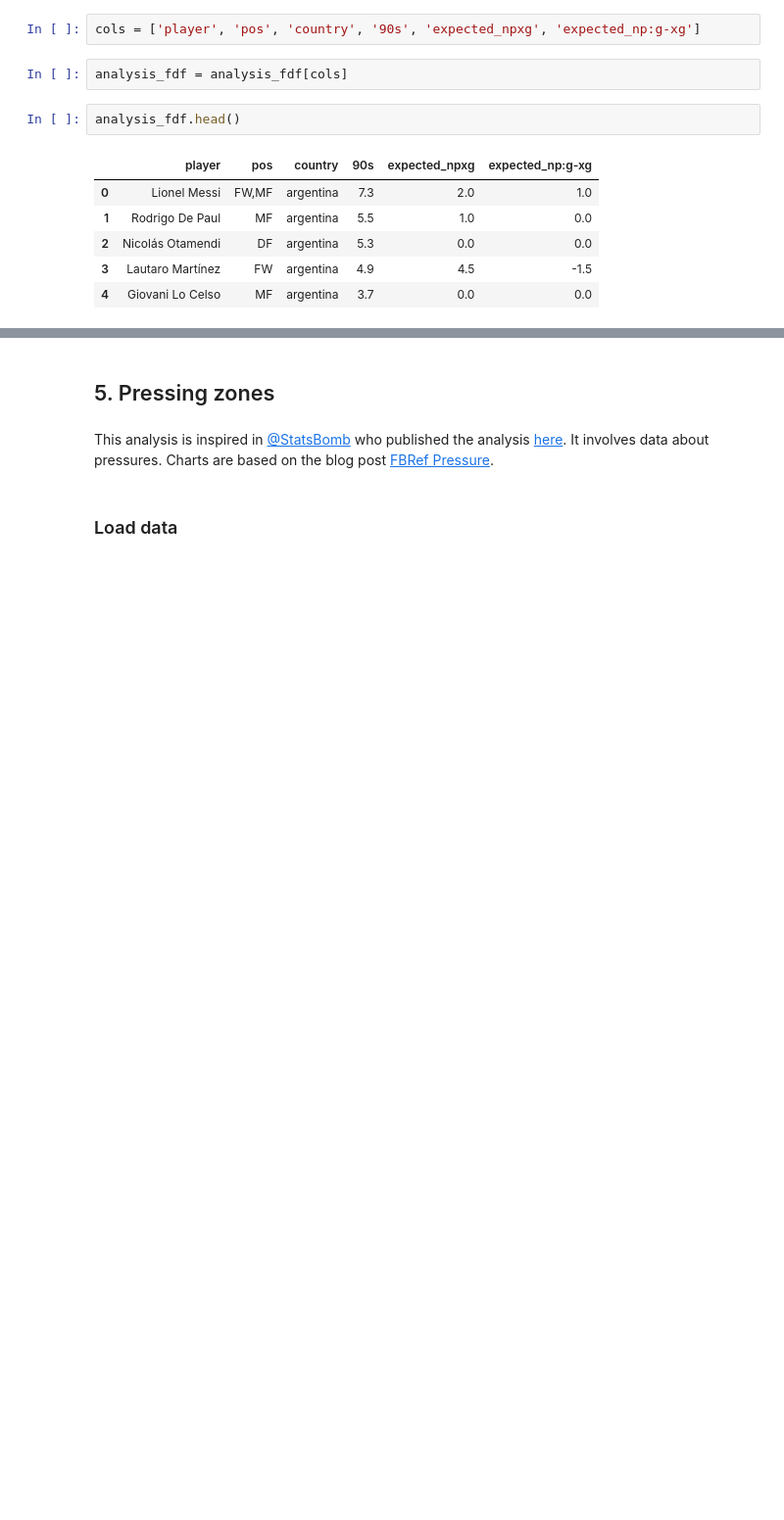
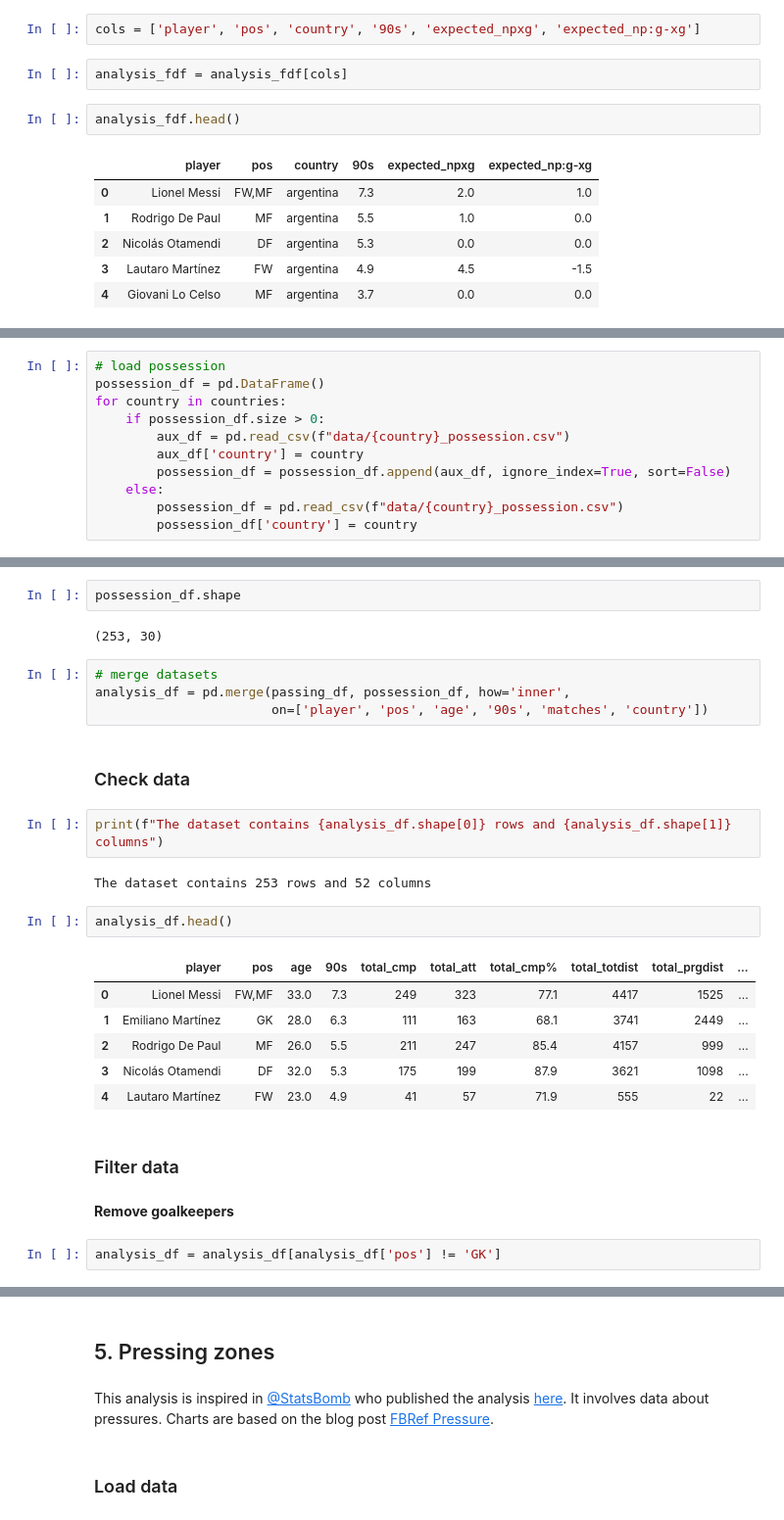
Before and after one commit to joausaga/copa-america-2021-analytics, a Jupyter notebook: team_analysis.ipynb, the cells around one changed output, grey strips where cells are left out. Shown at 98% size. Cells and saved outputs as stored; diff of their text form; blank space fills up the shorter version.

```diff
--- a/team_analysis.ipynb
+++ b/team_analysis.ipynb
@@ -462,0 +469,11 @@ plt.show()
+# %%
+# load possession
+possession_df = pd.DataFrame()
+for country in countries:
+    if possession_df.size > 0:
+        aux_df = pd.read_csv(f"data/{country}_possession.csv")
+        aux_df['country'] = country
+        possession_df = possession_df.append(aux_df, ignore_index=True, sort=False)
+    else:
+        possession_df = pd.read_csv(f"data/{country}_possession.csv")
+        possession_df['country'] = country
@@ -462,0 +489,29 @@ plt.show()
+# %%
+possession_df.shape
+# %% [output]
+(253, 30)
+# %%
+# merge datasets
+analysis_df = pd.merge(passing_df, possession_df, how='inner',
+                       on=['player', 'pos', 'age', '90s', 'matches', 'country'])
+# %% [markdown]
+### Check data
+# %%
+print(f"The dataset contains {analysis_df.shape[0]} rows and {analysis_df.shape[1]} columns")
+# %% [output]
+The dataset contains 253 rows and 52 columns
+# %%
+analysis_df.head()
+# %% [output]
+|  | player | pos | age | 90s | total_cmp | total_att | total_cmp% | total_totdist | total_prgdist | ... |
+| 0 | Lionel Messi | FW,MF | 33.0 | 7.3 | 249 | 323 | 77.1 | 4417 | 1525 | ... |
+| 1 | Emiliano Martínez | GK | 28.0 | 6.3 | 111 | 163 | 68.1 | 3741 | 2449 | ... |
+| 2 | Rodrigo De Paul | MF | 26.0 | 5.5 | 211 | 247 | 85.4 | 4157 | 999 | ... |
+| 3 | Nicolás Otamendi | DF | 32.0 | 5.3 | 175 | 199 | 87.9 | 3621 | 1098 | ... |
+| 4 | Lautaro Martínez | FW | 23.0 | 4.9 | 41 | 57 | 71.9 | 555 | 22 | ... |
+# %% [markdown]
+### Filter data
+# %% [markdown]
+**Remove goalkeepers**
+# %%
+analysis_df = analysis_df[analysis_df['pos'] != 'GK']
```
Also changed, not shown: parts of 58 cells of this notebook, 2 other files.
